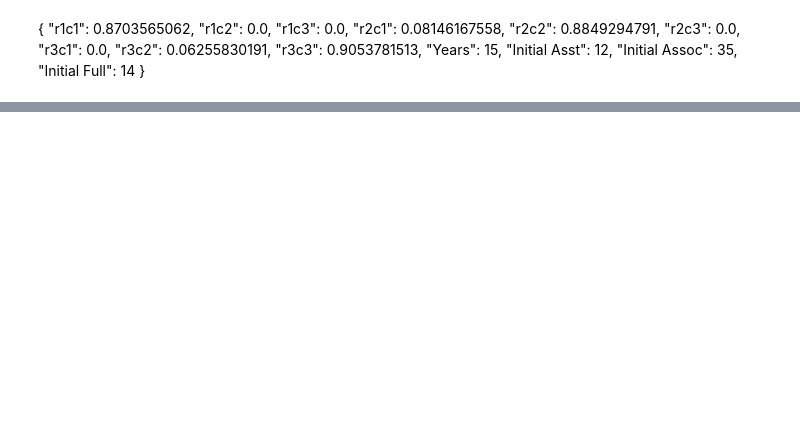
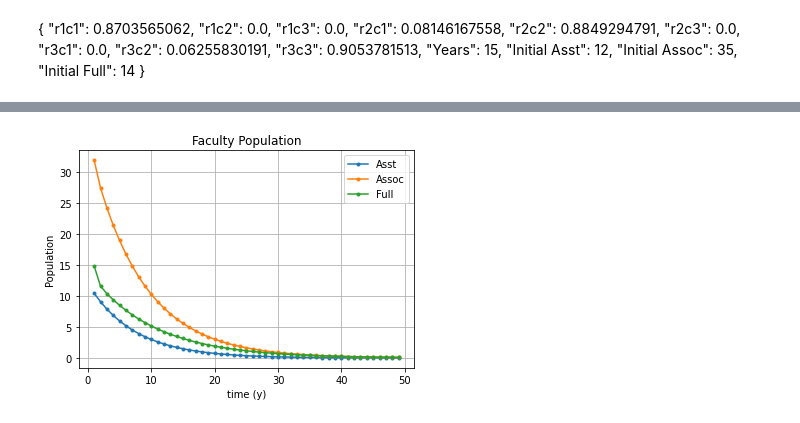
Before and after one commit to natkeo559/FacData, a Jupyter notebook: Notebooks/Sample.ipynb, the cells around one changed output, grey strips where cells are left out. Drawn from its saved outputs; the diff is of its cells as text; code cells hidden in the pictures; blank space fills up the shorter version.

```diff
--- a/Notebooks/Sample.ipynb
+++ b/Notebooks/Sample.ipynb
@@ -48,8 +51,12 @@ ax.grid()
 # %%
 fig, ax = plt.subplots()
-ax.plot(x, p1)
-ax.plot(x, p2)
-ax.plot(x, p3)
-ax.set(xlabel='time (y)', ylabel='Population (Assistant)',
+ax.plot(x, p1, marker='.', label="Asst")
+ax.plot(x, p2, marker='.', label="Assoc")
+ax.plot(x, p3, marker='.', label="Full")
+ax.set(xlabel='time (y)', ylabel='Population',
        title='Faculty Population')
 ax.grid()
+ax.legend()
+plt.show(ax)
+# %% [output]
+[figure, added]
```
Also changed, not shown: parts of 2 cells of this notebook.
